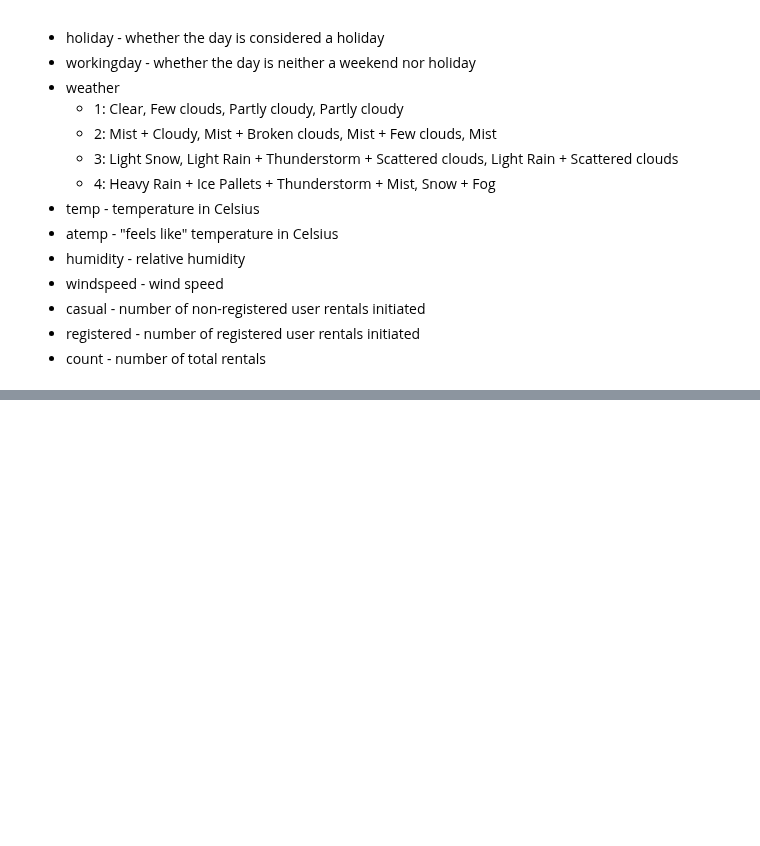
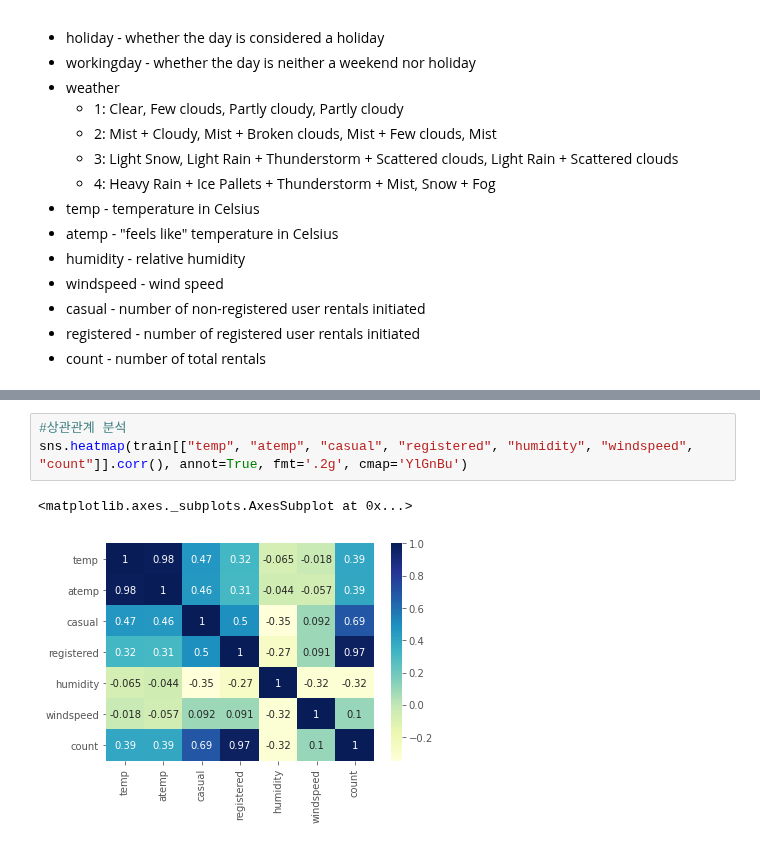
Before and after one commit to eruru0411/DL_Study, a Jupyter notebook: Kaggle_bike.ipynb, the cells around one changed output, grey strips where cells are left out. Saved outputs shown, nothing was run; the diff lists cells and outputs as text; blank space fills up the shorter version.

```diff
--- a/Kaggle_bike.ipynb
+++ b/Kaggle_bike.ipynb
@@ -236,0 +210,6 @@ dayofweek Int64Index([], dtype='int64')
+# %%
+#상관관계 분석
+sns.heatmap(train[["temp", "atemp", "casual", "registered", "humidity", "windspeed", "count"]].corr(), annot=True, fmt='.2g', cmap='YlGnBu')
+# %% [output]
+<matplotlib.axes._subplots.AxesSubplot at 0x...>
+[figure, added]
```
Also changed, not shown: parts of 66 cells of this notebook.
